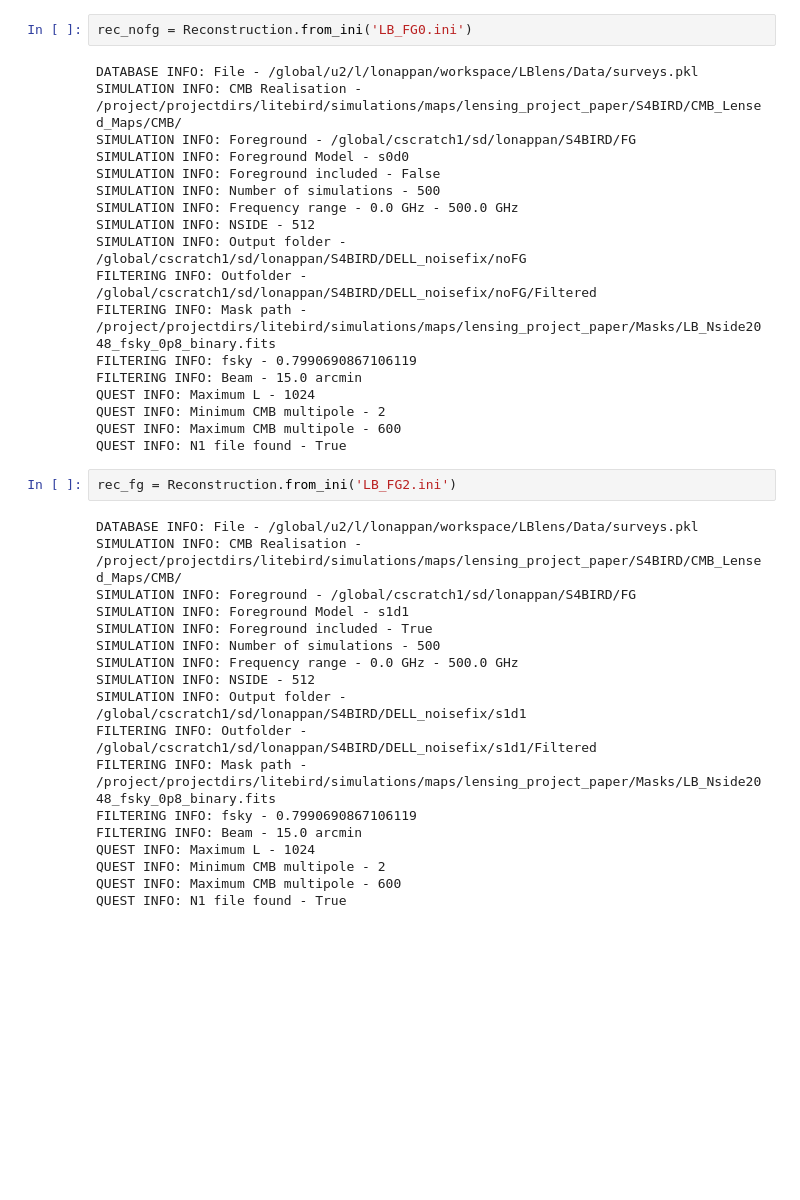
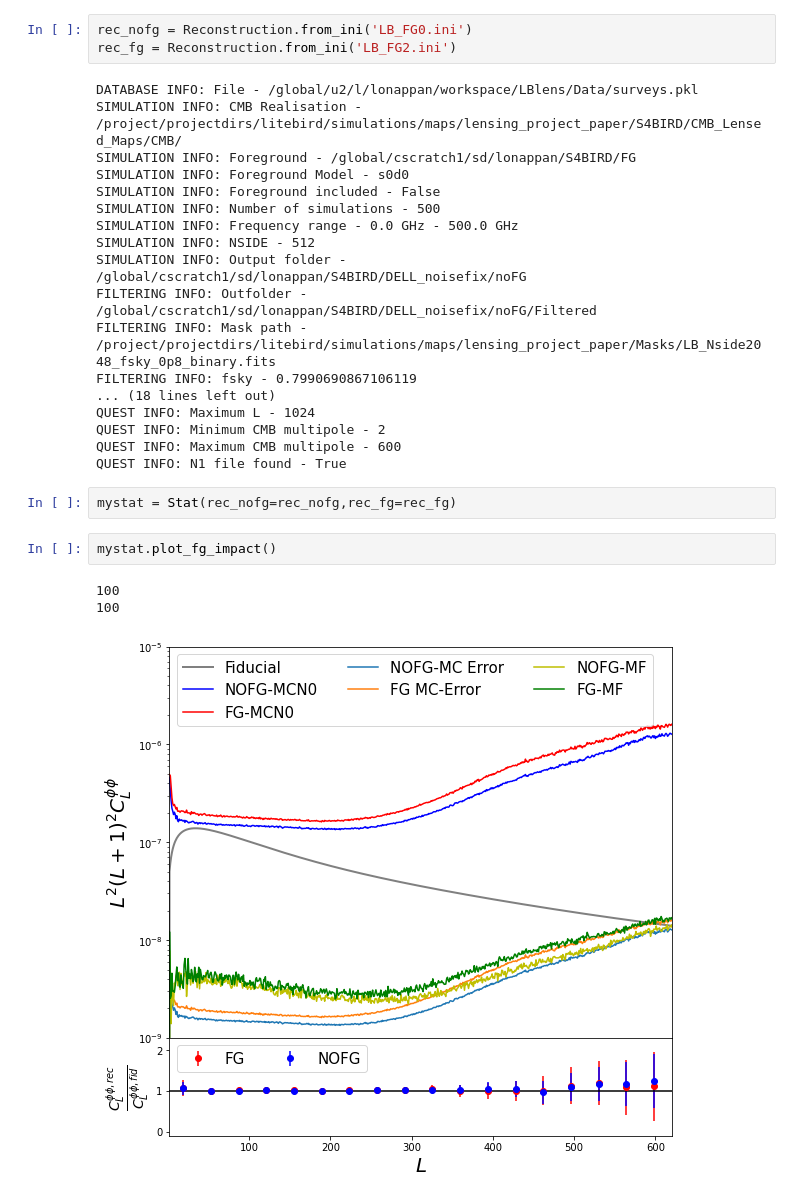
Before and after one commit to antolonappan/dell, a Jupyter notebook: Notebooks/reconstruction.ipynb, the cells around one changed output. Saved outputs shown, nothing was run; the diff lists cells and outputs as text; blank space fills up the shorter version.

```diff
--- a/Notebooks/reconstruction.ipynb
+++ b/Notebooks/reconstruction.ipynb
@@ -18,5 +22,6 @@ The autoreload extension is already loaded. To reload it, use:
 # %%
 rec_nofg = Reconstruction.from_ini('LB_FG0.ini')
+rec_fg = Reconstruction.from_ini('LB_FG2.ini')
 # %% [output]
 DATABASE INFO: File - /global/u2/l/lonappan/workspace/LBlens/Data/surveys.pkl
 SIMULATION INFO: CMB Realisation - /project/projectdirs/litebird/simulations/maps/lensing_project_paper/S4BIRD/CMB_Lensed_Maps/CMB/
@@ -30,28 +35,16 @@ SIMULATION INFO: Output folder - /global/cscratch1/sd/lonappan/S4BIRD/DELL_noise
 FILTERING INFO: Outfolder - /global/cscratch1/sd/lonappan/S4BIRD/DELL_noisefix/noFG/Filtered
 FILTERING INFO: Mask path - /project/projectdirs/litebird/simulations/maps/lensing_project_paper/Masks/LB_Nside2048_fsky_0p8_binary.fits
 FILTERING INFO: fsky - 0.7990690867106119
-FILTERING INFO: Beam - 15.0 arcmin
+... (18 lines left out)
 QUEST INFO: Maximum L - 1024
 QUEST INFO: Minimum CMB multipole - 2
 QUEST INFO: Maximum CMB multipole - 600
 QUEST INFO: N1 file found - True
-# %%
-rec_fg = Reconstruction.from_ini('LB_FG2.ini')
-# %% [output]
-DATABASE INFO: File - /global/u2/l/lonappan/workspace/LBlens/Data/surveys.pkl
-SIMULATION INFO: CMB Realisation - /project/projectdirs/litebird/simulations/maps/lensing_project_paper/S4BIRD/CMB_Lensed_Maps/CMB/
-SIMULATION INFO: Foreground - /global/cscratch1/sd/lonappan/S4BIRD/FG
-SIMULATION INFO: Foreground Model - s1d1
-SIMULATION INFO: Foreground included - True
-SIMULATION INFO: Number of simulations - 500
-SIMULATION INFO: Frequency range - 0.0 GHz - 500.0 GHz
-SIMULATION INFO: NSIDE - 512
-SIMULATION INFO: Output folder - /global/cscratch1/sd/lonappan/S4BIRD/DELL_noisefix/s1d1
-FILTERING INFO: Outfolder - /global/cscratch1/sd/lonappan/S4BIRD/DELL_noisefix/s1d1/Filtered
-FILTERING INFO: Mask path - /project/projectdirs/litebird/simulations/maps/lensing_project_paper/Masks/LB_Nside2048_fsky_0p8_binary.fits
-FILTERING INFO: fsky - 0.7990690867106119
-FILTERING INFO: Beam - 15.0 arcmin
-QUEST INFO: Maximum L - 1024
-QUEST INFO: Minimum CMB multipole - 2
-QUEST INFO: Maximum CMB multipole - 600
-QUEST INFO: N1 file found - True
+# %%
+mystat = Stat(rec_nofg=rec_nofg,rec_fg=rec_fg)
+# %%
+mystat.plot_fg_impact()
+# %% [output]
+100
+100
+[figure, added]
```
Also changed, not shown: parts of 12 cells of this notebook, 2 other files.
